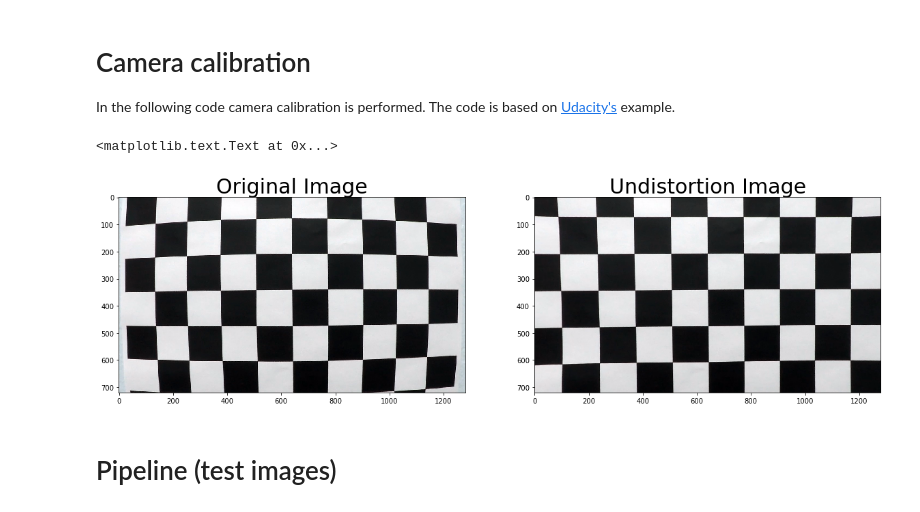
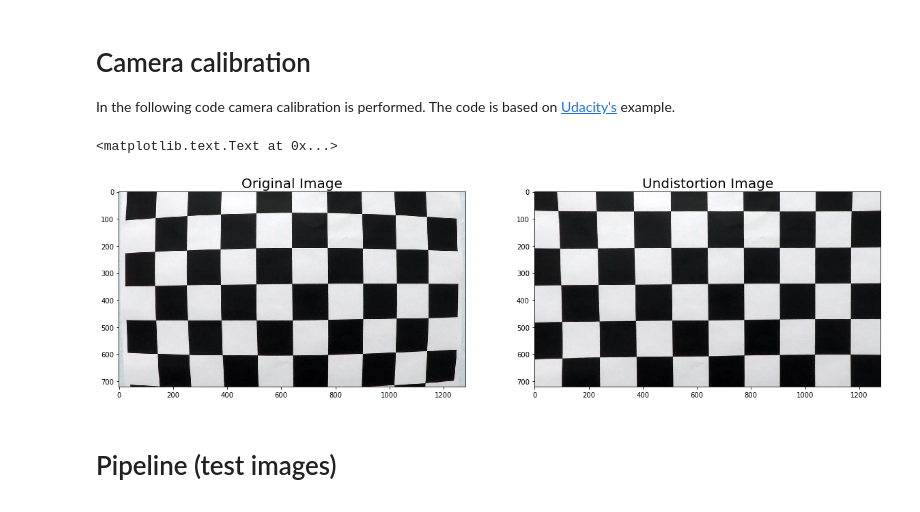
Before and after one commit to demon221/CarND-Advanced-Lane-Lines-P4, a Jupyter notebook: P4.ipynb, the cells around one changed output. Drawn from its saved outputs; the diff is of its cells as text; code cells hidden in the pictures.

```diff
--- a/P4.ipynb
+++ b/P4.ipynb
@@ -45,36 +45,36 @@ for idx, fname in enumerate(images):
 
         # Draw and display the corners
         cv2.drawChessboardCorners(img, (nx,ny), corners, ret)
         write_name ='./output_images/camera_cal/'+'corners_found'+str(idx+1)+'.jpg'
         cv2.imwrite(write_name, img)
 
 
 # Test undistortion on a calibration image
 img = cv2.imread('camera_cal/calibration1.jpg')
 img_size = (img.shape[1], img.shape[0])
 
 # Do camera calibration
 ret, mtx, dist, rvecs, tvecs = cv2.calibrateCamera(objpoints, imgpoints, img_size, None, None)
 
 # Save the camera calibration result for later use (we won't worry about rvecs / tvecs)
 dist_pickle = {}
 dist_pickle["mtx"] = mtx
 dist_pickle["dist"] = dist
 pickle.dump( dist_pickle, open( "camera_dist_pickle.p", "wb" ) )
 
 dst = cv2.undistort(img, mtx, dist, None, mtx)
 
 write_name ='./output_images/camera_cal/undistortied_calibration1.jpg'
 cv2.imwrite(write_name, dst)
 
 f, (ax1, ax2) = plt.subplots(1, 2, figsize=(20,10))
 ax1.imshow(img)
-ax1.set_title('Original Image', fontsize=30)
+ax1.set_title('Original Image', fontsize=20)
 ax2.imshow(dst)
-ax2.set_title('Undistortion Image', fontsize=30)
+ax2.set_title('Undistortion Image', fontsize=20)
 # %% [output]
 <matplotlib.text.Text at 0x...>
-[figure, old version]
+[figure, new version]
 # %% [markdown]
 # Pipeline (test images)
 # %% [markdown]
```
Also changed, not shown: parts of 8 cells of this notebook.
